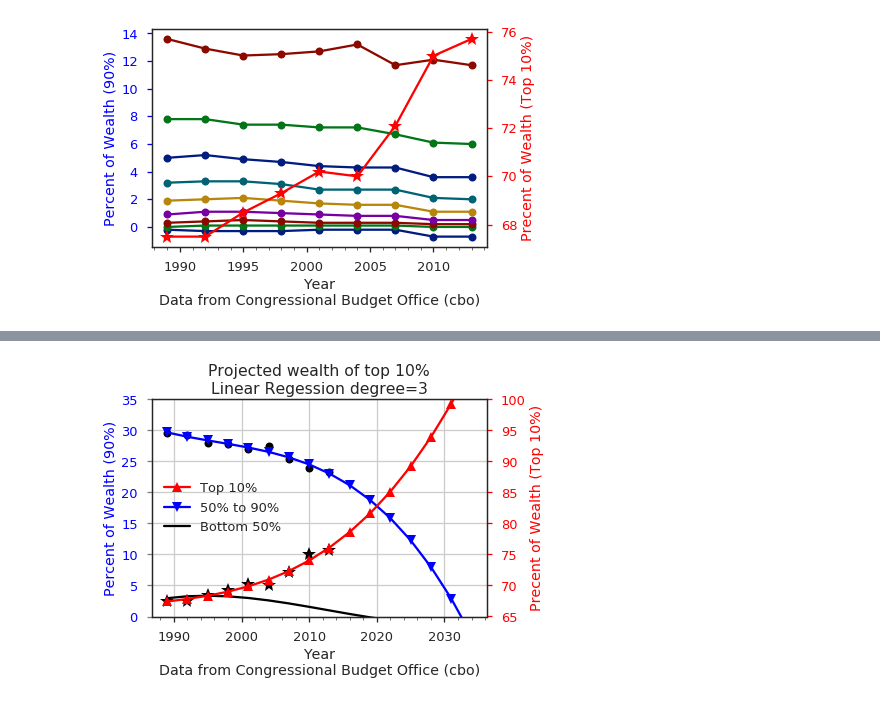
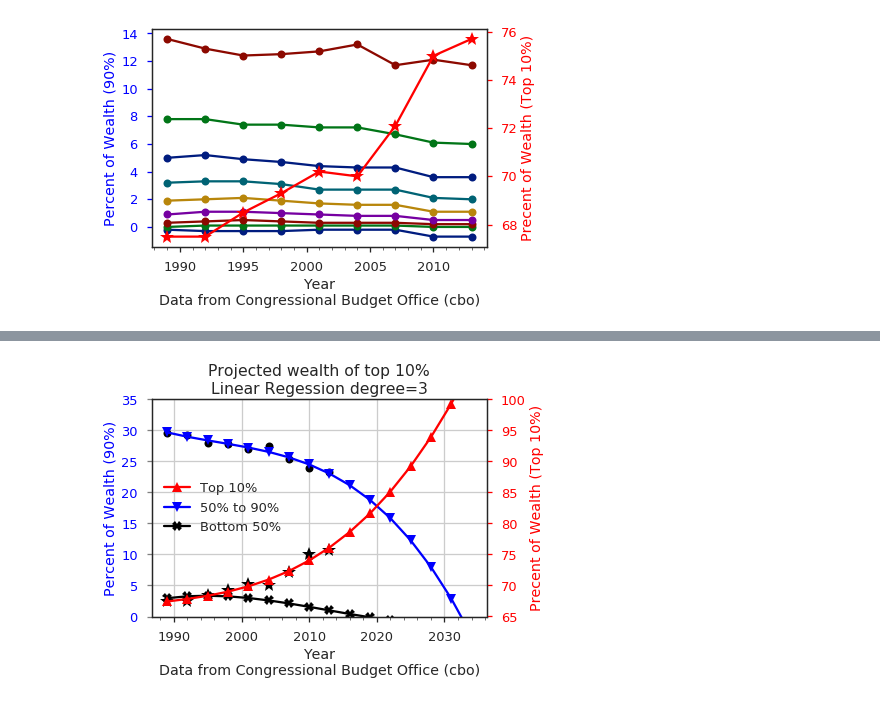
Before and after one commit to greenpdx/wealth-cbo, a Jupyter notebook: wealth.ipynb, the cells around one changed output, grey strips where cells are left out. Saved outputs shown, nothing was run; the diff lists cells and outputs as text; code cells hidden in the pictures.

```diff
--- a/wealth.ipynb
+++ b/wealth.ipynb
@@ -146,32 +149,32 @@ ax = plt.axes()
 px = ax.twinx()
 
 px.plot(X_data,T_data, marker='*', markersize='15', ls='', c='k', alpha=1)
 tlbl = px.plot(f_data, T_pred, marker='^', c='r', label='Top 10%')
 px.set_ylabel('Precent of Wealth (Top 10%)', color='r')
 px.set_ylim(65,100)
 px.tick_params(axis='y', labelcolor='r', length=5, color='r')
 
 ax.plot(X_data,M_sum, marker='o', markersize='8', ls='', c='k')
 albl = ax.plot(f_data, M_pred, marker='v', c='b', label='50% to 90%')
 #mlbl = ax.plot(f_data, M_pred, marker='v', alpha=.5, c='g')
-plbl = ax.plot(f_data, P_pred, marker='', c='black', label='Bottom 50%')
+plbl = ax.plot(f_data, P_pred, marker='X', c='black', label='Bottom 50%')
 ax.set_ylabel('Percent of Wealth (90%)', color='b')
 ax.set_ylim(0,35)
 ax.tick_params(axis='y', labelcolor='b', length=5, color='grey')
 ax.tick_params(axis='x', length=5)
 ax.minorticks_on()
 ax.tick_params(axis='x', length=3, which='minor' )
 ax.set_xlabel('Year\nData from Congressional Budget Office (cbo)')
 ax.grid(True)
 
 lbl = tlbl + albl + plbl
 la = [i.get_label() for i in lbl]
 plt.legend(lbl, la, loc=6)
 
 # plt.text(1989,95,'Congressional Budget Office Data')
 plt.title('Projected wealth of top 10%\nLinear Regession degree=3')
 
 plt.savefig("top10wealth.svg")
 # https://www.cbo.gov/publication/51846
 # %% [output]
-[figure, old version]
+[figure, new version]
```
Also changed, not shown: parts of 3 cells of this notebook, 1 other file.
